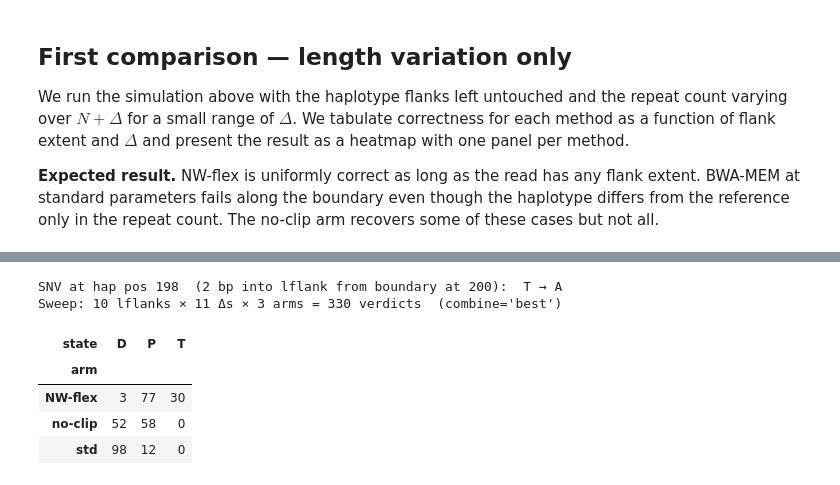
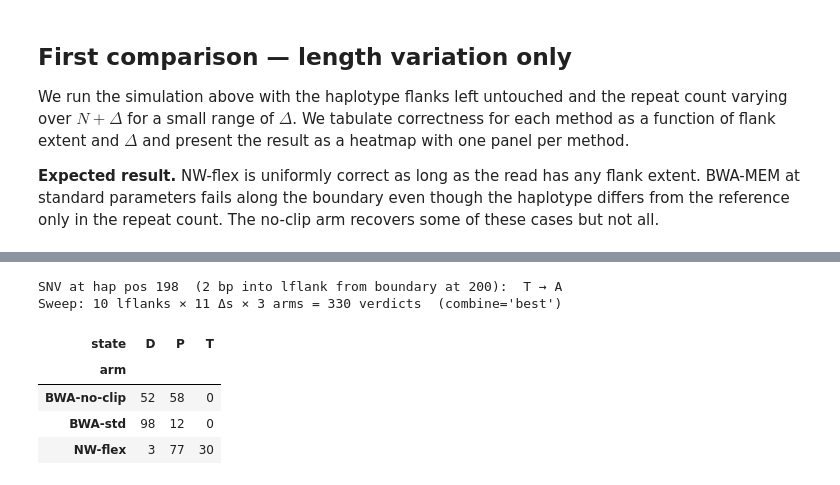
Before and after one commit to nwflex/nwflex, a Jupyter notebook: notebooks/07_NWflex_BWA_Comparison.ipynb, the cells around one changed output, grey strips where cells are left out. Drawn from its saved outputs; the diff is of its cells as text; code cells hidden in the pictures.

```diff
--- a/notebooks/07_NWflex_BWA_Comparison.ipynb
+++ b/notebooks/07_NWflex_BWA_Comparison.ipynb
@@ -706,87 +796,27 @@ We repeat the first comparison with one change: the haplotype carries a single S
 # %%
 # SNV: 2 bp into the left flank from the repeat boundary; alt = any non-ref base.
 SNV_LFLANK_OFFSET = 2
 SNV_POS = locus.s - SNV_LFLANK_OFFSET
 SNV_REF = locus.X[SNV_POS]
 SNV_ALT = next(b for b in "ACGT" if b != SNV_REF)
 print(f"SNV at hap pos {SNV_POS}  ({SNV_LFLANK_OFFSET} bp into lflank from "
       f"boundary at {locus.s}):  {SNV_REF} → {SNV_ALT}")
 
-bwa_zone   = (locus.s, locus.e)
-nw_zone    = (nwflex_locus.s, nwflex_locus.e)
-ref_length = len(locus.X)
-sc_kw = dict(score_matrix=score_matrix, gap_open=gap_open,
-             gap_extend=gap_extend, alphabet_to_index=a2i)
-
-rows = []
-for delta in DELTAS:
-    h     = build_haplotype(locus, delta=delta, snv=(SNV_POS, SNV_ALT))
-    rs    = tile_reads(h, read_len=READ_LEN, k_min_flank=K_MIN_FLANK)
-    truth = h.body_len
-
-    by_l       = {r.lflank_extent: r for r in rs}
-    cell_reads = [by_l.get(L) for L in LFLANK_EXTENTS]
-    feasible   = [r for r in cell_reads if r is not None]
-
-    bwa_std = align_bwa_both_strands(locus.X, feasible, no_clip=False)
-    bwa_nc  = align_bwa_both_strands(locus.X, feasible, no_clip=True)
-    nwf_fwd = align_nwflex(nwflex_locus.X, feasible,
-                           extra_predecessors=EP_fwd, **sc_kw)
-    nwf_rc  = align_nwflex(rc_nwflex_X, _mirror_reads(feasible),
-                           extra_predecessors=EP_rc, **sc_kw)
-
-    fi = 0
-    for L, r in zip(LFLANK_EXTENTS, cell_reads):
-        if r is None:
-            for arm in ("std", "no-clip", "NW-flex"):
-                rows.append({"delta": delta, "lflank": L, "arm": arm,
-                             "state": np.nan,
-                             "fwd_state": np.nan, "rc_state": np.nan})
-            continue
-
-        truth_nw_bwa = score_alignment(
-            r.sequence, locus.X, *bwa_truth_cigar(r, h, locus), **sc_kw,
-        )
-        truth_nw_nw = score_alignment(
-            r.sequence, nwflex_locus.X,
-            *nwflex_truth_cigar(r, h, nwflex_locus), **sc_kw,
-        )
-
-        for arm, both in (("std", bwa_std[fi]), ("no-clip", bwa_nc[fi])):
-            res = bwa_state_both_strands(
-                both, *bwa_zone, truth, ref_length, truth_nw_bwa,
-                r.sequence, locus.X, **sc_kw, combine=COMBINE,
-            )
-            rows.append({"delta": delta, "lflank": L, "arm": arm,
-                         "state": res.state,
-                         "fwd_state": res.fwd_state, "rc_state": res.rc_state})
-
-        # NW-flex: classify each strand against its frame, then combine.
-        hit_fwd = nwf_fwd[fi]
-        hit_rc  = nwf_rc[fi]
-        nw_fwd_state = alignment_state(
-            hit_fwd.cigar, hit_fwd.pos, float(hit_fwd.score),
-            truth_nw_nw, *nw_zone, truth, convention="nwflex",
-        )
-        nw_rc_state = alignment_state(
-            hit_rc.cigar, hit_rc.pos, float(hit_rc.score),
-            truth_nw_nw, *rc_nwflex_zone, truth, convention="nwflex",
-        )
-        nw_state = combine_states(nw_fwd_state, nw_rc_state, COMBINE)
-        rows.append({"delta": delta, "lflank": L, "arm": "NW-flex",
-                     "state": nw_state,
-                     "fwd_state": nw_fwd_state, "rc_state": nw_rc_state})
-        fi += 1
-
-val2_df = pd.DataFrame(rows)
-print(f"Sweep: {len(LFLANK_EXTENTS)} lflanks × {len(DELTAS)} Δs × 3 arms "
-      f"= {len(val2_df)} verdicts  (combine={COMBINE!r})")
+variants = [
+    _make_variant({"delta": d},
+                  build_haplotype(locus, delta=d, snv=(SNV_POS, SNV_ALT)))
+    for d in DELTAS
+]
+val2_long = sweep(variants, methods)
+val2_df   = pivot_for_heatmap(val2_long, combine=COMBINE)
+print(f"Sweep: {len(LFLANK_EXTENTS)} lflanks × {len(DELTAS)} Δs × "
+      f"{len(methods)} arms = {len(val2_df)} verdicts  (combine={COMBINE!r})")
 val2_df.groupby("arm")["state"].value_counts().unstack(fill_value=0)
 # %% [output]
 SNV at hap pos 198  (2 bp into lflank from boundary at 200):  T → A
 Sweep: 10 lflanks × 11 Δs × 3 arms = 330 verdicts  (combine='best')
 | state | D | P | T |
 | arm |  |  |  |
+| BWA-no-clip | 52 | 58 | 0 |
+| BWA-std | 98 | 12 | 0 |
 | NW-flex | 3 | 77 | 30 |
-| no-clip | 52 | 58 | 0 |
-| std | 98 | 12 | 0 |
```
Also changed, not shown: parts of 28 cells of this notebook, 6 other files.
